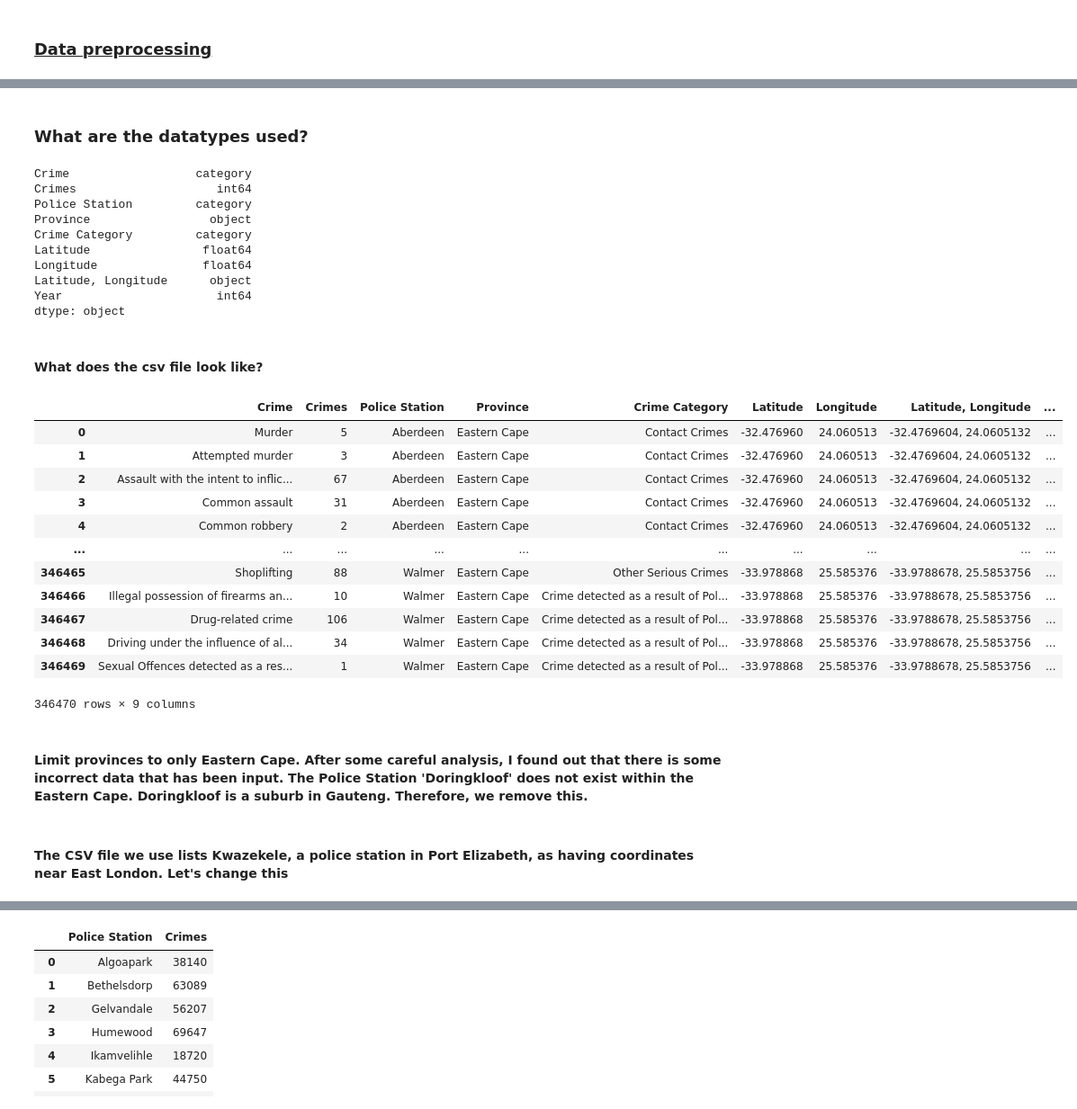
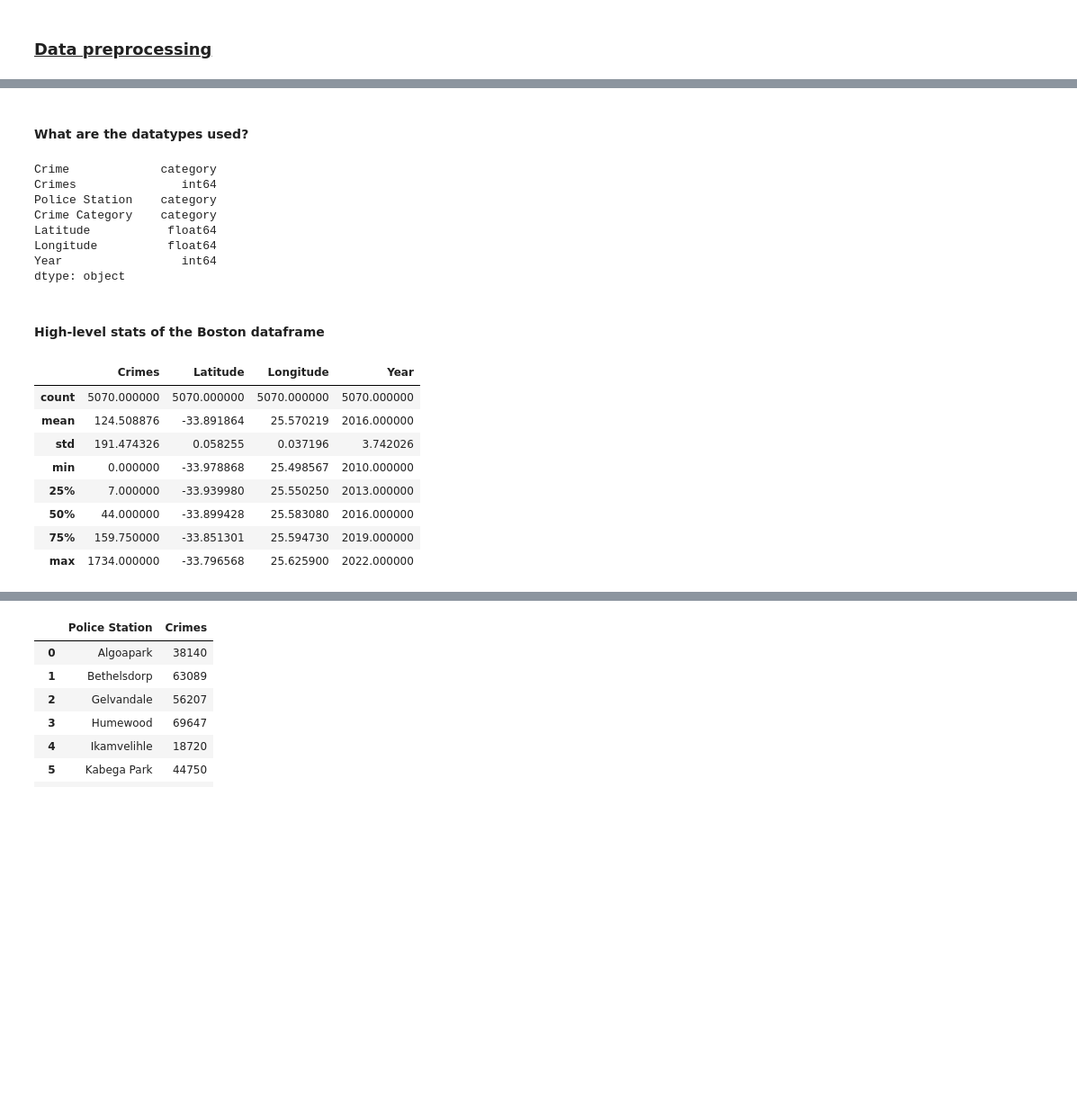
Before and after one commit to BlocknBoom123/CrimePy, a Jupyter notebook: SA/CrimePy.ipynb, the cells around one changed output, grey strips where cells are left out. Shown at 90% size. Drawn from its saved outputs; the diff is of its cells as text; code cells hidden in the pictures; blank space fills up the shorter version.

```diff
--- a/SA/CrimePy.ipynb
+++ b/SA/CrimePy.ipynb
@@ -35,0 +67,4 @@ import plotly.express as px
+# %%
+stations = ["Walmer", "Swartkops", "New Brighton", "Mount Road", "Humewood", "Kwadwesi", "Kabega Park", "Algoapark", "Gelvandale", "Bethelsdorp", "Motherwell"
+            , "Kwazakele", "Ikamvelihle"] #Police stations existing within Port Elizabeth
+df = df[df['Police Station'].isin(stations)].reset_index(drop=True) #Filtering
@@ -60,0 +98,4 @@ Index(['Crime', 'Crimes', 'Police Station', 'Province', 'Crime Category',
+# %%
+print(f'Before checking for duplicates\n{df.duplicated().sum()}')
+df.drop_duplicates(inplace=True) #Drop all duplicates
+print(f'\nAfter checking for duplicates\n{df.duplicated().sum()}')
@@ -63,37 +112,29 @@ df['Crime'] = pd.Categorical(df['Crime'])
 df['Police Station'] = pd.Categorical(df['Police Station'])
 df['Crime Category'] = pd.Categorical(df['Crime Category'])
 # %% [markdown]
-### What are the datatypes used?
+#### What are the datatypes used?
 # %%
 df.dtypes
 # %% [output]
-Crime                  category
-Crimes                    int64
-Police Station         category
-Province                 object
-Crime Category         category
-Latitude                float64
-Longitude               float64
-Latitude, Longitude      object
-Year                      int64
+Crime             category
+Crimes               int64
+Police Station    category
+Crime Category    category
+Latitude           float64
+Longitude          float64
+Year                 int64
 dtype: object
-# %% [markdown]
-#### What does the csv file look like?
+# %% [markdown]
+#### High-level stats of the Boston dataframe
 # %%
-df
+df.describe()
 # %% [output]
-|  | Crime | Crimes | Police Station | Province | Crime Category | Latitude | Longitude | Latitude, Longitude | ... |
-| 0 | Murder | 5 | Aberdeen | Eastern Cape | Contact Crimes | -32.476960 | 24.060513 | -32.4769604, 24.0605132 | ... |
-| 1 | Attempted murder | 3 | Aberdeen | Eastern Cape | Contact Crimes | -32.476960 | 24.060513 | -32.4769604, 24.0605132 | ... |
-| 2 | Assault with the intent to inflic... | 67 | Aberdeen | Eastern Cape | Contact Crimes | -32.476960 | 24.060513 | -32.4769604, 24.0605132 | ... |
-| 3 | Common assault | 31 | Aberdeen | Eastern Cape | Contact Crimes | -32.476960 | 24.060513 | -32.4769604, 24.0605132 | ... |
-| 4 | Common robbery | 2 | Aberdeen | Eastern Cape | Contact Crimes | -32.476960 | 24.060513 | -32.4769604, 24.0605132 | ... |
-| ... | ... | ... | ... | ... | ... | ... | ... | ... | ... |
-| 346465 | Shoplifting | 88 | Walmer | Eastern Cape | Other Serious Crimes | -33.978868 | 25.585376 | -33.9788678, 25.5853756 | ... |
-| 346466 | Illegal possession of firearms an... | 10 | Walmer | Eastern Cape | Crime detected as a result of Pol... | -33.978868 | 25.585376 | -33.9788678, 25.5853756 | ... |
-| 346467 | Drug-related crime | 106 | Walmer | Eastern Cape | Crime detected as a result of Pol... | -33.978868 | 25.585376 | -33.9788678, 25.5853756 | ... |
-| 346468 | Driving under the influence of al... | 34 | Walmer | Eastern Cape | Crime detected as a result of Pol... | -33.978868 | 25.585376 | -33.9788678, 25.5853756 | ... |
-| 346469 | Sexual Offences detected as a res... | 1 | Walmer | Eastern Cape | Crime detected as a result of Pol... | -33.978868 | 25.585376 | -33.9788678, 25.5853756 | ... |
+|  | Crimes | Latitude | Longitude | Year |
+| count | 5070.000000 | 5070.000000 | 5070.000000 | 5070.000000 |
+| mean | 124.508876 | -33.891864 | 25.570219 | 2016.000000 |
+| std | 191.474326 | 0.058255 | 0.037196 | 3.742026 |
+| min | 0.000000 | -33.978868 | 25.498567 | 2010.000000 |
+| 25% | 7.000000 | -33.939980 | 25.550250 | 2013.000000 |
+| 50% | 44.000000 | -33.899428 | 25.583080 | 2016.000000 |
+| 75% | 159.750000 | -33.851301 | 25.594730 | 2019.000000 |
+| max | 1734.000000 | -33.796568 | 25.625900 | 2022.000000 |
-346470 rows × 9 columns
-# %% [markdown]
-#### Limit provinces to only Eastern Cape. After some careful analysis, I found out that there is some incorrect data that has been input. The Police Station 'Doringkloof' does not exist within the Eastern Cape. Doringkloof is a suburb in Gauteng. Therefore, we remove this.
@@ -103,2 +140,0 @@ df = df[df['Police Station'] != 'Doringkloof']
-# %% [markdown]
-#### The CSV file we use lists Kwazekele, a police station in Port Elizabeth, as having coordinates near East London. Let's change this
```
Also changed, not shown: parts of 39 cells of this notebook, 2 other files.
